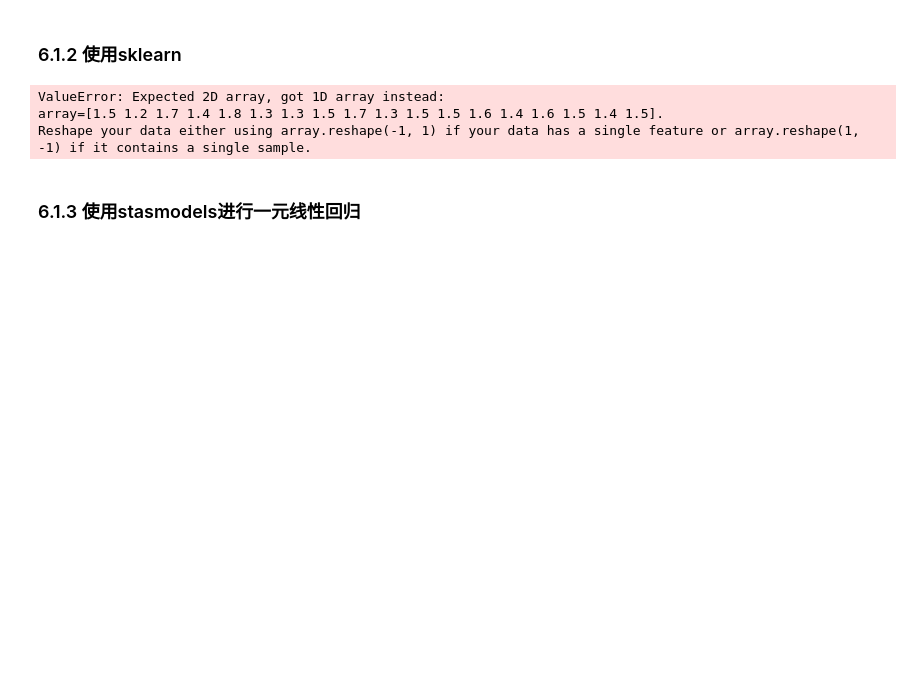
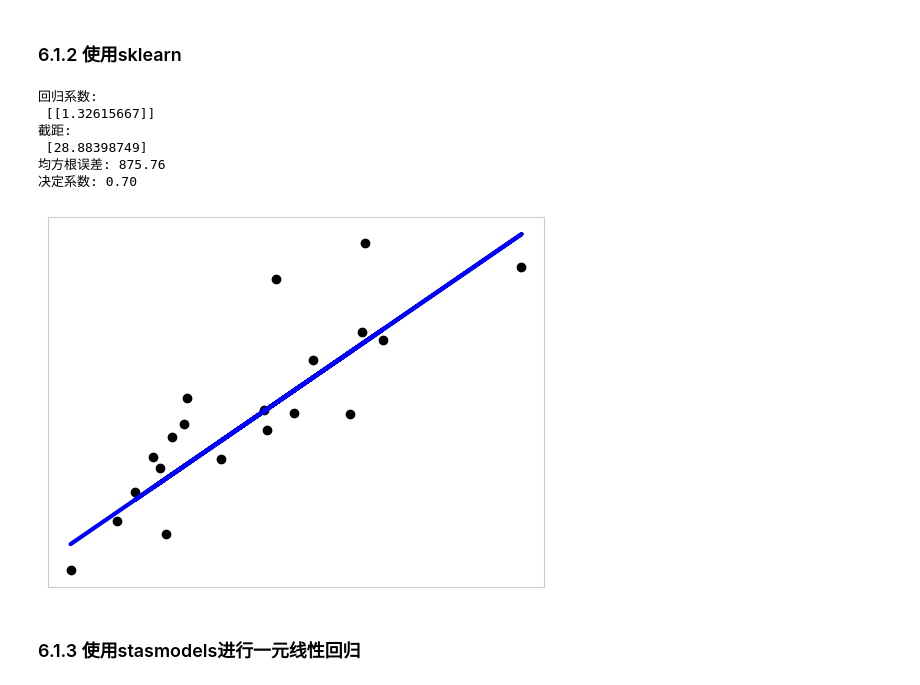
Before and after one commit to xyt556/Big_Data_Test, a Jupyter notebook: Data_preprocess/6.1-回归.ipynb, the cells around one changed output. Drawn from its saved outputs; the diff is of its cells as text; code cells hidden in the pictures; blank space fills up the shorter version.

```diff
--- a/Data_preprocess/6.1-回归.ipynb
+++ b/Data_preprocess/6.1-回归.ipynb
@@ -48,25 +48,48 @@ print('回归方程：y=%0.4f + %0.4f x'%(a,b))
 # %% [markdown]
 ### 6.1.2 使用sklearn
 # %%
-from sklearn.linear_model import LinearRegression
+from sklearn import linear_model
+from sklearn.metrics import mean_squared_error, r2_score
+# 这里需要二维数组，需要将一维数组转为二维数组
+X=X.reshape(X.size,1)
+Y=Y.reshape(Y.size,1)
+# print(X)
+# 把数据分割成训练集和测试集
+X_train = X[:-20]
+X_test = X[-20:]
+Y_train = Y[:-20]
+Y_test = Y[-20:]
+# 模型搭建
+regr = linear_model.LinearRegression()
+# 训练模型
+regr.fit(X_train,Y_train)
+# 用测试集预测
+y_pred = regr.predict(X_test)
 
-# 模型搭建
-model = LinearRegression()
-model.fit(X,Y)
+# 回归系数和截距
+print("回归系数: \n", regr.coef_)
+print("截距: \n", regr.intercept_)
+# 均方根误差
+print("均方根误差: %.2f" % mean_squared_error(Y_test, y_pred))
+# 决定系数:1为完美预测
+print("决定系数: %.2f" % r2_score(Y_test, y_pred))
 
-# 模型可视化
-plt.scatter(X,Y)
-plt.plot(X,model.predict(X),color='red')
-plt.xlabel('容重')
-plt.ylabel('灰分')
+# 绘图输出
+plt.scatter(X_test, Y_test, color="black")
+plt.plot(X_test, y_pred, color="blue", linewidth=3)
+
+plt.xticks(())
+plt.yticks(())
+
 plt.show()
-
-#查看系数,截距：线性回归方程构造
-print('回归系数b=%0.4f，截距a=%.4f'%(model.coef_,model.intercept_))
 # %% [output]
-ValueError: Expected 2D array, got 1D array instead:
-array=[1.5 1.2 1.7 1.4 1.8 1.3 1.3 1.5 1.7 1.3 1.5 1.5 1.6 1.4 1.6 1.5 1.4 1.5].
-Reshape your data either using array.reshape(-1, 1) if your data has a single feature or array.reshape(1, -1) if it contains a single sample.
+回归系数:
+ [[1.32615667]]
+截距:
+ [28.88398749]
+均方根误差: 875.76
+决定系数: 0.70
+[figure, added]
 # %% [markdown]
 ### 6.1.3 使用stasmodels进行一元线性回归
 # %%
```
Also changed, not shown: parts of 9 cells of this notebook, 1 other file.
